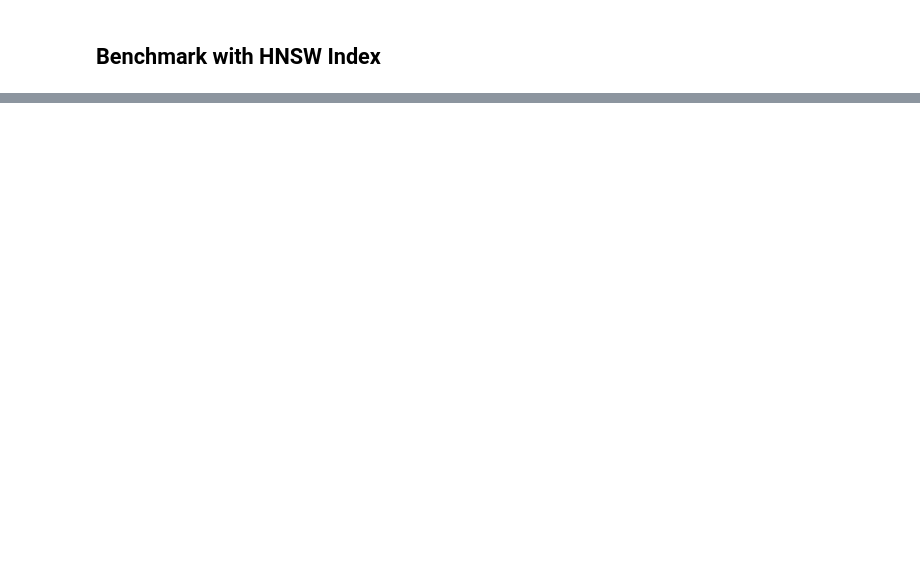
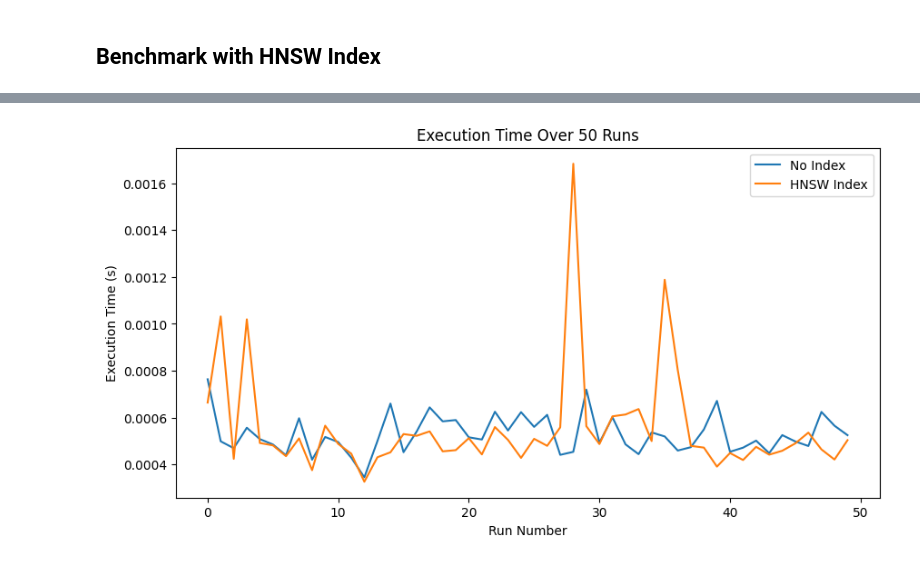
Before and after one commit to 99-NinetyNine/cv_jd_matching, a Jupyter notebook: notebooks/performance_comparison.ipynb, the cells around one changed output, grey strips where cells are left out. Drawn from its saved outputs; the diff is of its cells as text; code cells hidden in the pictures; blank space fills up the shorter version.

```diff
--- a/notebooks/performance_comparison.ipynb
+++ b/notebooks/performance_comparison.ipynb
@@ -81,0 +102,13 @@ plt.show()
+# %%
+plt.figure(figsize=(10,5))
+
+plt.plot(std_no_indices, label="No Index")
+plt.plot(std_indices, label="HNSW Index")
+
+plt.xlabel("Run Number")
+plt.ylabel("Execution Time (s)")
+plt.title("Execution Time Over 50 Runs")
+plt.legend()
+plt.show()
+# %% [output]
+[figure, added]
```
Also changed, not shown: parts of 9 cells of this notebook.
